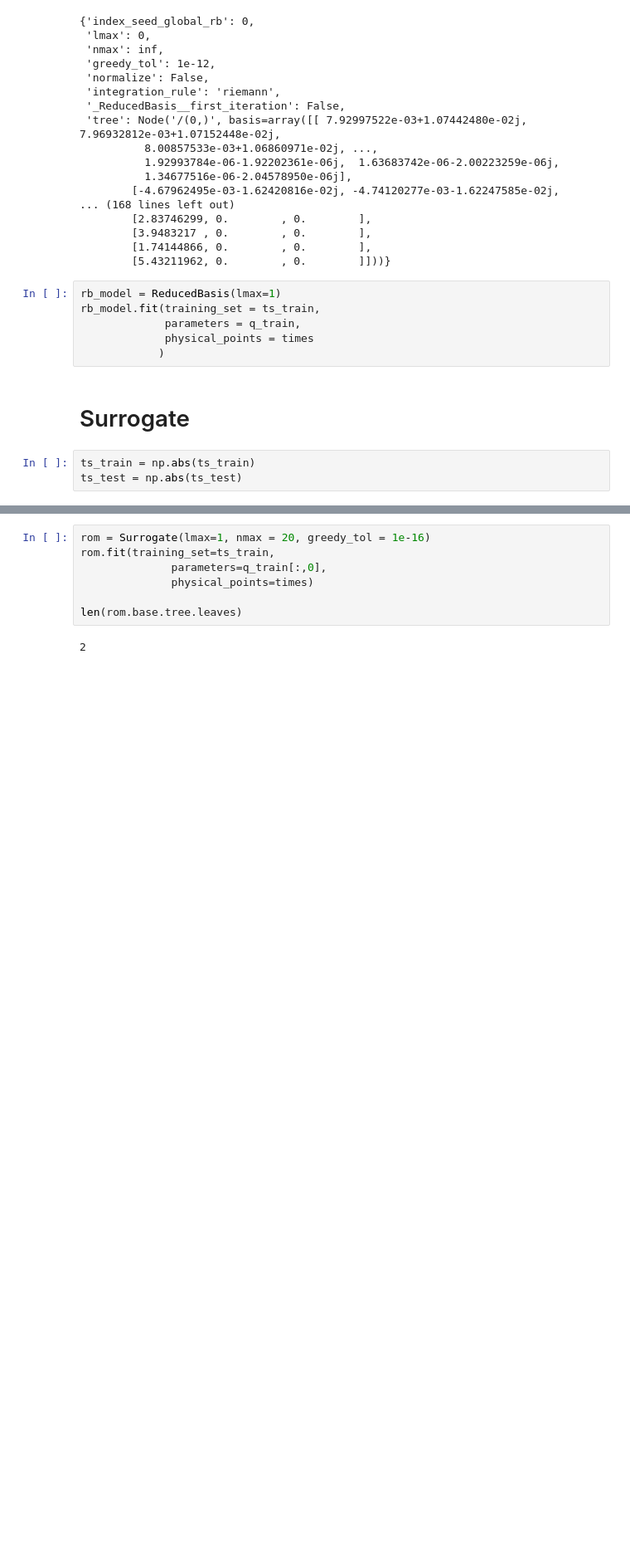
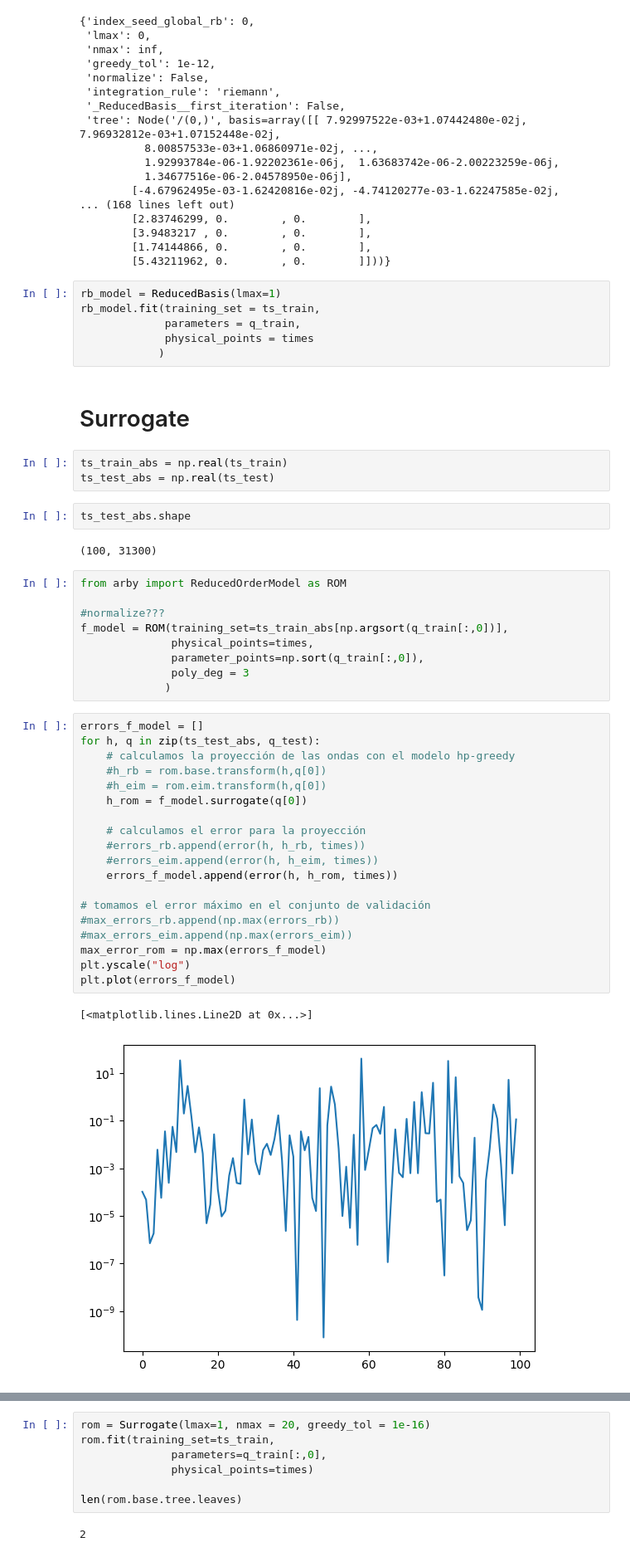
Before and after one commit to francocerino/scikit-reducedmodel, a Jupyter notebook: demo.ipynb, the cells around one changed output, grey strips where cells are left out. Shown at 83% size. Cells and saved outputs as stored; diff of their text form; blank space fills up the shorter version.

Commit message:
update con demo de juguete de Surrogate

```diff
--- a/demo.ipynb
+++ b/demo.ipynb
@@ -559,5 +559,40 @@ rb_model.fit(training_set = ts_train,
 # %% [markdown]
 # Surrogate
 # %%
-ts_train = np.abs(ts_train)
-ts_test = np.abs(ts_test)
+ts_train_abs = np.real(ts_train)
+ts_test_abs = np.real(ts_test)
+# %%
+ts_test_abs.shape
+# %% [output]
+(100, 31300)
+# %%
+from arby import ReducedOrderModel as ROM
+
+#normalize???
+f_model = ROM(training_set=ts_train_abs[np.argsort(q_train[:,0])],
+              physical_points=times,
+              parameter_points=np.sort(q_train[:,0]),
+              poly_deg = 3
+             )
+# %%
+errors_f_model = []
+for h, q in zip(ts_test_abs, q_test):
+    # calculamos la proyección de las ondas con el modelo hp-greedy
+    #h_rb = rom.base.transform(h,q[0])
+    #h_eim = rom.eim.transform(h,q[0])
+    h_rom = f_model.surrogate(q[0])
+
+    # calculamos el error para la proyección
+    #errors_rb.append(error(h, h_rb, times))
+    #errors_eim.append(error(h, h_eim, times))
+    errors_f_model.append(error(h, h_rom, times))
+
+# tomamos el error máximo en el conjunto de validación
+#max_errors_rb.append(np.max(errors_rb))
+#max_errors_eim.append(np.max(errors_eim))
+max_error_rom = np.max(errors_f_model)
+plt.yscale("log")
+plt.plot(errors_f_model)
+# %% [output]
+[<matplotlib.lines.Line2D at 0x...>]
+[figure, added]
```
Also changed, not shown: parts of 10 cells of this notebook.
